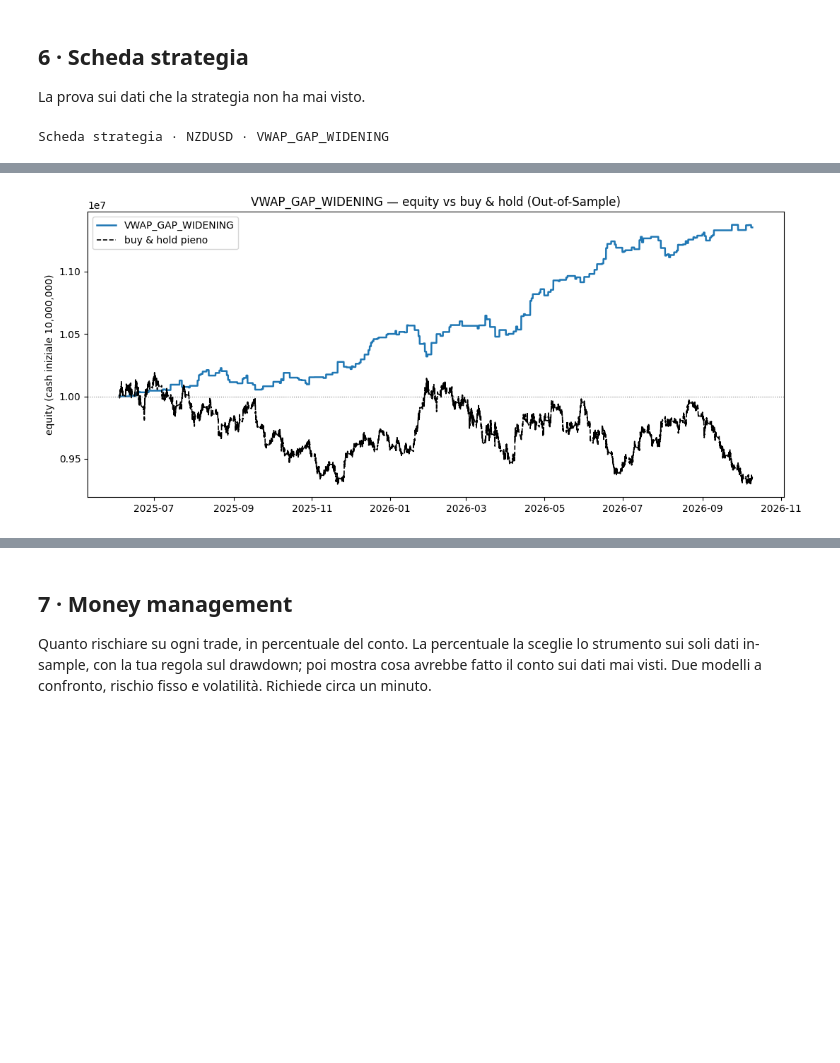
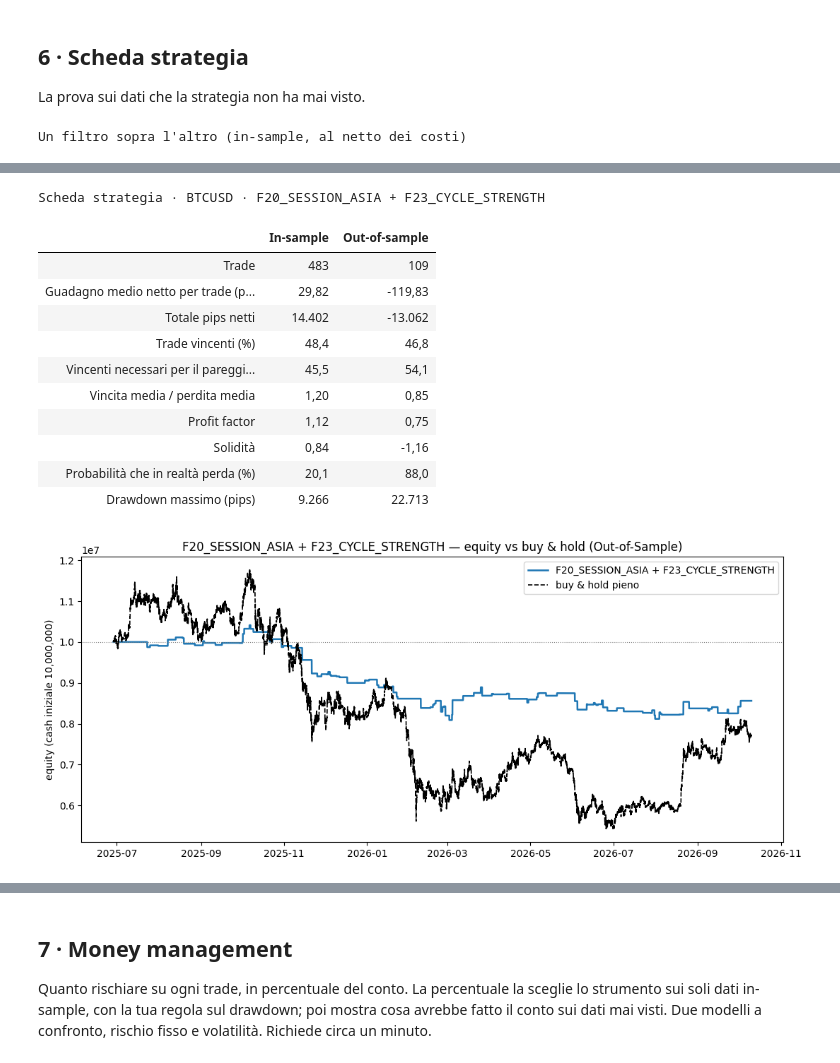
Before and after one commit to matti410/Trading-System-Creator_V4, a Jupyter notebook: Trading_System_Lab.ipynb, the cells around one changed output, grey strips where cells are left out. Drawn from its saved outputs; the diff is of its cells as text; code cells hidden in the pictures; blank space fills up the shorter version.

```diff
--- a/Trading_System_Lab.ipynb
+++ b/Trading_System_Lab.ipynb
@@ -82,7 +82,7 @@ Scegli lo strumento e per quante barre osservare il prezzo dopo ogni segnale (1
 Gli strumenti sono quelli della tabella `engine/simboli.py`, con i CSV in `dati/`. Costi dal listino del conto Standard (`SPREAD_LISTINO_PIPS` in `engine/vetrina.py`): se a uno strumento manca la riga, il passo si ferma e dice la riga esatta da aggiungere.
 # %%
 #@title 1 · Configura { display-mode: "form" }
-strumento = "NZDUSD"  #@param ["EURUSD", "GBPUSD", "USDJPY", "NZDUSD", "XAUUSD", "US500", "USTEC", "DE40", "BTCUSD"]
+strumento = "BTCUSD"  #@param ["EURUSD", "GBPUSD", "USDJPY", "NZDUSD", "XAUUSD", "US500", "USTEC", "DE40", "BTCUSD"]
 orizzonte = 31  #@param {type:"slider", min:4, max:96, step:1}
 
 s = prepara(strumento, H=orizzonte, cartella=DATI_DIR)
@@ -253,8 +244,8 @@ La prova sui dati che la strategia non ha mai visto.
 # %%
 #@title 6 · Scheda strategia { display-mode: "form" }
 #@markdown Uno o più filtri copiati dalla classifica, separati da virgola: si entra solo quando sono veri tutti. Vuoto = sistema base, senza filtro.
-filtro = "VWAP_GAP_WIDENING"  #@param {type:"string"}
+filtro = "F20_SESSION_ASIA, F23_CYCLE_STRENGTH"  #@param {type:"string"}
 
 scheda(s, filtro=filtro);
 # %% [output]
-Scheda strategia · NZDUSD · VWAP_GAP_WIDENING
+Un filtro sopra l'altro (in-sample, al netto dei costi)
@@ -272 +257,13 @@ Scheda strategia · NZDUSD · VWAP_GAP_WIDENING
+Scheda strategia · BTCUSD · F20_SESSION_ASIA + F23_CYCLE_STRENGTH
+|  | In-sample | Out-of-sample |
+| Trade | 483 | 109 |
+| Guadagno medio netto per trade (p... | 29,82 | -119,83 |
+| Totale pips netti | 14.402 | -13.062 |
+| Trade vincenti (%) | 48,4 | 46,8 |
+| Vincenti necessari per il pareggi... | 45,5 | 54,1 |
+| Vincita media / perdita media | 1,20 | 0,85 |
+| Profit factor | 1,12 | 0,75 |
+| Solidità | 0,84 | -1,16 |
+| Probabilità che in realtà perda (%) | 20,1 | 88,0 |
+| Drawdown massimo (pips) | 9.266 | 22.713 |
-[figure, old version]
+[figure, new version]
```
Also changed, not shown: parts of 10 cells of this notebook.
